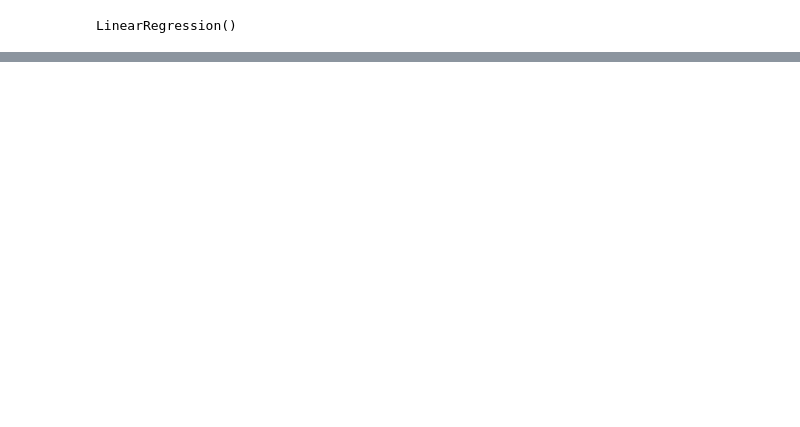
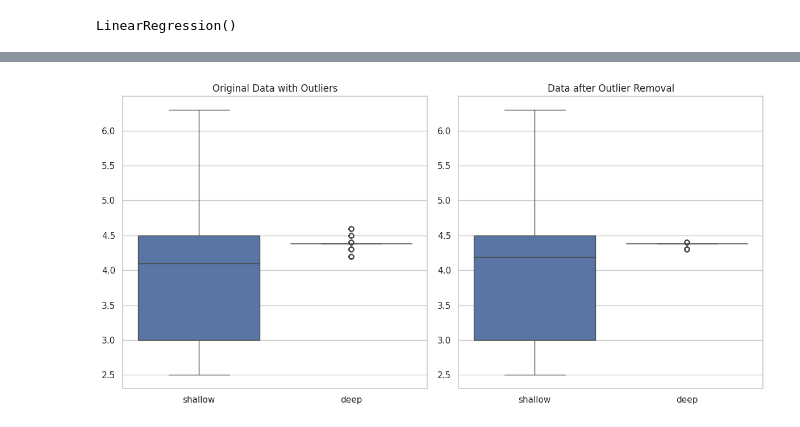
Before and after one commit to Shivamthakur7500/EarthQuack_EDA-project, a Jupyter notebook: project_lab.ipynb, the cells around one changed output, grey strips where cells are left out. Saved outputs shown, nothing was run; the diff lists cells and outputs as text; code cells hidden in the pictures; blank space fills up the shorter version.

```diff
--- a/project_lab.ipynb
+++ b/project_lab.ipynb
@@ -554,0 +736,4 @@ df.head()
+# %%
+data.isnull().sum()
+data=data.fillna(data.mean())
+data
@@ -554,0 +759,14 @@ df.head()
+# %%
+import pandas as pd
+import numpy as np
+from scipy import stats
+
+# ... (your previous code to create 'data' DataFrame) ...
+
+# Remove outliers from 'data'
+z_scores = np.abs(stats.zscore(data[['shallow', 'deep']]))
+data = data[(z_scores < 3).all(axis=1)]
+
+# Now 'data' should have outliers removed. You can continue with further analysis:
+print(data)
+# ... (your further analysis using the updated 'data' DataFrame) ...
@@ -554,0 +788,31 @@ df.head()
+# %%
+import pandas as pd
+import numpy as np
+from scipy import stats
+import matplotlib.pyplot as plt
+import seaborn as sns
+
+# ... (your previous code to create 'data' DataFrame) ...
+
+# Store the original data for comparison
+original_data = data.copy()
+
+# Remove outliers from 'data'
+z_scores = np.abs(stats.zscore(data[['shallow', 'deep']]))
+data = data[(z_scores < 3).all(axis=1)]
+
+# Create subplots for before and after outlier removal
+fig, axes = plt.subplots(1, 2, figsize=(12, 6))
+
+# Plot original data
+sns.boxplot(data=original_data, ax=axes[0])
+axes[0].set_title('Original Data with Outliers')
+
+# Plot data after outlier removal
+sns.boxplot(data=data, ax=axes[1])
+axes[1].set_title('Data after Outlier Removal')
+
+plt.tight_layout()
+plt.show()
+# %% [output]
+[figure, added]
```
Also changed, not shown: parts of 46 cells of this notebook.
